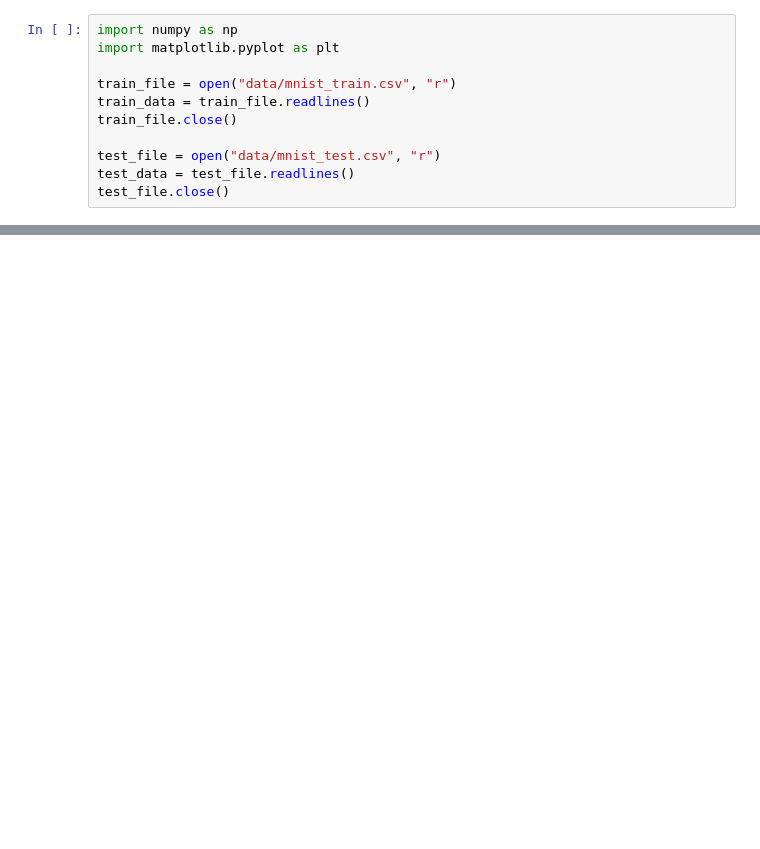
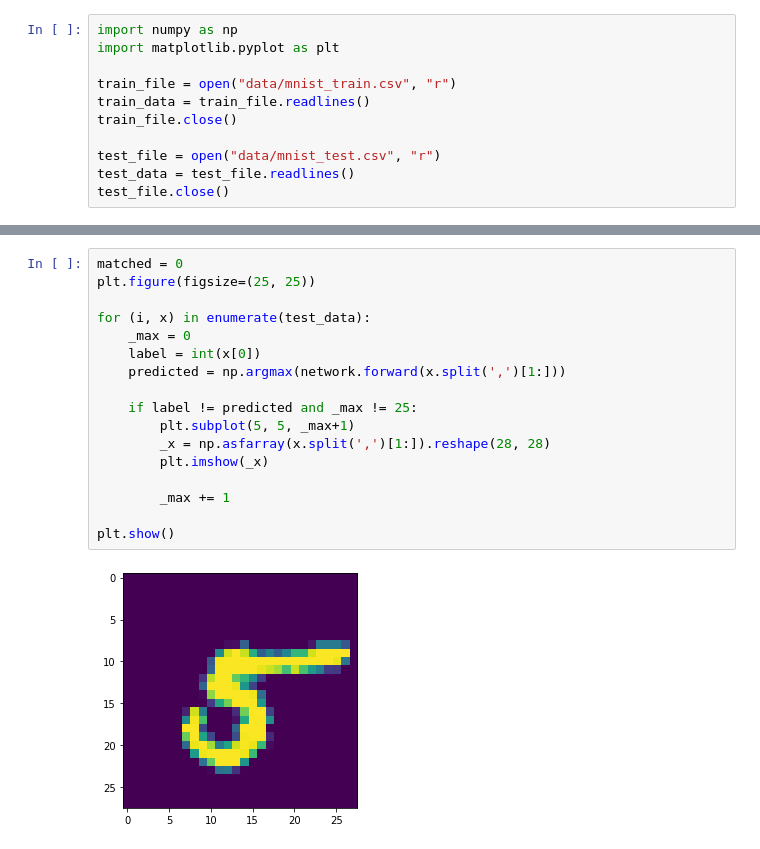
Before and after one commit to scalalang2/selab-machinelearning-study, a Jupyter notebook: tasks/mnist-python.ipynb, the cells around one changed output, grey strips where cells are left out. Drawn from its saved outputs; the diff is of its cells as text; blank space fills up the shorter version.

```diff
--- a/tasks/mnist-python.ipynb
+++ b/tasks/mnist-python.ipynb
@@ -101,0 +111,19 @@ Accuracy: 0.8511
+# %%
+matched = 0
+plt.figure(figsize=(25, 25))
+
+for (i, x) in enumerate(test_data):
+    _max = 0
+    label = int(x[0])
+    predicted = np.argmax(network.forward(x.split(',')[1:]))
+
+    if label != predicted and _max != 25:
+        plt.subplot(5, 5, _max+1)
+        _x = np.asfarray(x.split(',')[1:]).reshape(28, 28)
+        plt.imshow(_x)
+
+        _max += 1
+
+plt.show()
+# %% [output]
+[figure, added]
```
Also changed, not shown: parts of 4 cells of this notebook, 3 other files.
